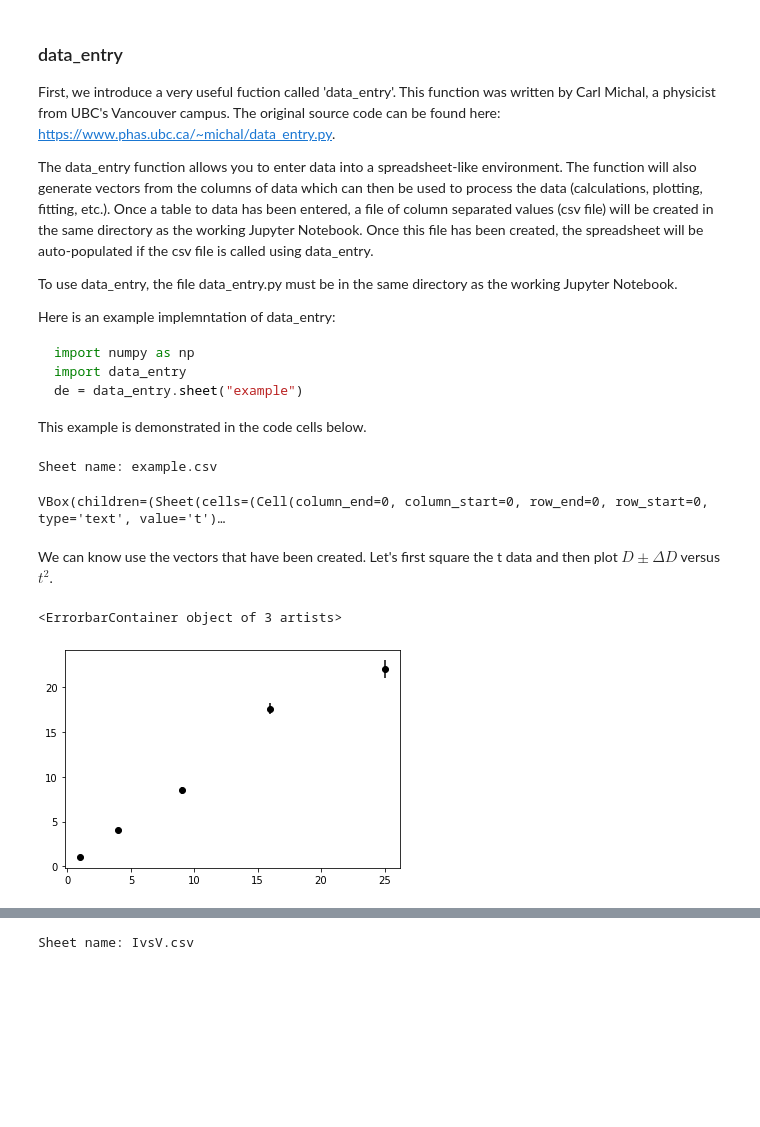
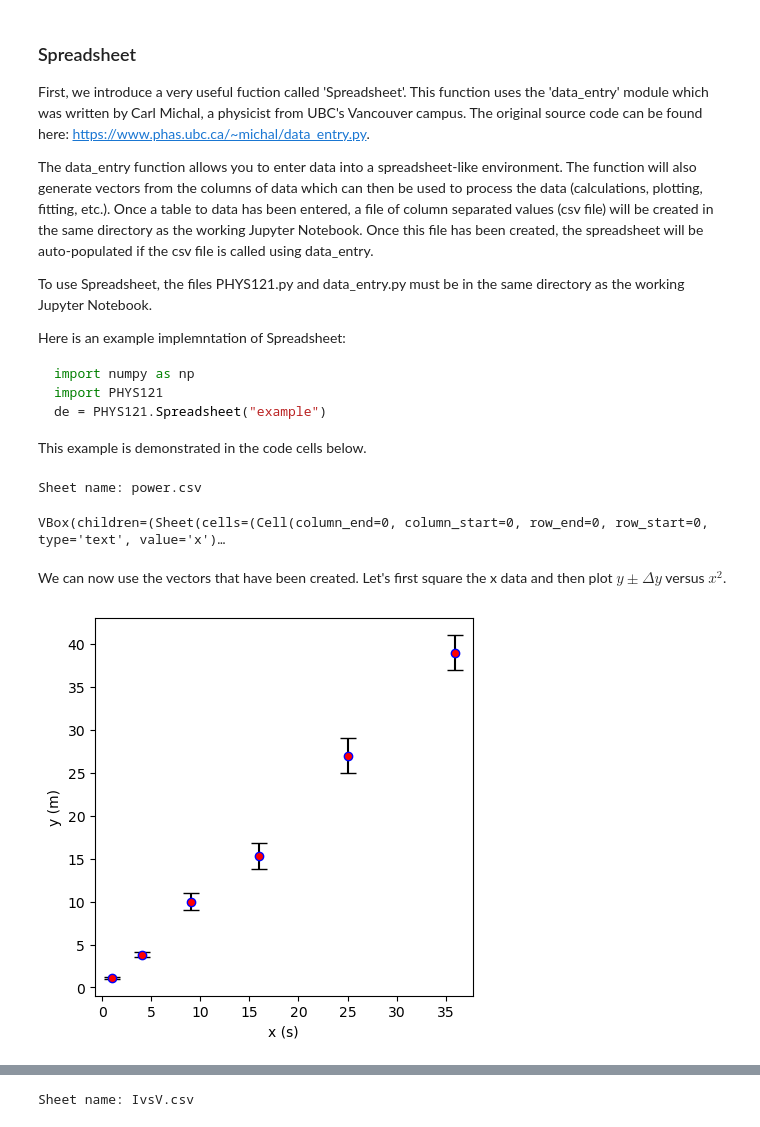
Before and after one commit to jake-bobowski/PHYS121_Functions, a Jupyter notebook: PHYS_121_Functions_demonstration.ipynb, the cells around one changed output, grey strips where cells are left out. Saved outputs shown, nothing was run; the diff lists cells and outputs as text; code cells hidden in the pictures; blank space fills up the shorter version.

````diff
--- a/PHYS_121_Functions_demonstration.ipynb
+++ b/PHYS_121_Functions_demonstration.ipynb
@@ -13,37 +15,35 @@ Functions that have been written so far include:
 
 All of the functions are contained in a file called 'PHYS121.py'.  The list of functions will certainly grow.  The ones that have be written so far were chosen based on some common tasks that students will need to complete.  To work, the PHYS121.py file must be in the same folder/directory as the working Jupyter Notebook (.ipynb file).
 # %% [markdown]
-### data_entry
+### Spreadsheet
 
-First, we introduce a very useful fuction called 'data_entry'.  This function was written by Carl Michal, a physicist from UBC's Vancouver campus.  The original source code can be found here: https://www.phas.ubc.ca/~michal/data_entry.py.
+First, we introduce a very useful fuction called 'Spreadsheet'.  This function uses the 'data_entry' module which was written by Carl Michal, a physicist from UBC's Vancouver campus.  The original source code can be found here: https://www.phas.ubc.ca/~michal/data_entry.py.
 
 The data_entry function allows you to enter data into a spreadsheet-like environment.  The function will also generate vectors from the columns of data which can then be used to process the data (calculations, plotting, fitting, etc.).  Once a table to data has been entered, a file of column separated values (csv file) will be created in the same directory as the working Jupyter Notebook.  Once this file has been created, the spreadsheet will be auto-populated if the csv file is called using data_entry.
 
-To use data_entry, the file data_entry.py must be in the same directory as the working Jupyter Notebook.
+To use Spreadsheet, the files PHYS121.py and data_entry.py must be in the same directory as the working Jupyter Notebook.
 
-Here is an example implemntation of data_entry:
+Here is an example implemntation of Spreadsheet:
 ```python
 import numpy as np
-import data_entry
-de = data_entry.sheet("example")
+import PHYS121
+de = PHYS121.Spreadsheet("example")
 ```
 This example is demonstrated in the code cells below.
 # %%
 import numpy as np
-import data_entry
-de = data_entry.sheet("example")
+import PHYS121
+de = PHYS121.Spreadsheet("power")
 # %% [output]
-Sheet name: example.csv
+Sheet name: power.csv
-VBox(children=(Sheet(cells=(Cell(column_end=0, column_start=0, row_end=0, row_start=0, type='text', value='t')…
+VBox(children=(Sheet(cells=(Cell(column_end=0, column_start=0, row_end=0, row_start=0, type='text', value='x')…
 # %% [markdown]
-We can know use the vectors that have been created.  Let's first square the t data and then plot $D\pm \Delta D$ versus $t^2$.
+We can now use the vectors that have been created.  Let's first square the x data and then plot $y\pm \Delta y$ versus $x^2$.
 # %%
-import matplotlib.pyplot as plt
-v_tsq = v_t**2
-plt.errorbar(v_tsq, v_D, v_errD, fmt = 'ko')
+v_xSq = v_x**2
+fig = PHYS121.Scatter(v_xSq, v_y, v_erry, 'x', 'y', 's', 'm')
 # %% [output]
-<ErrorbarContainer object of 3 artists>
-[figure, old version]
+[figure, new version]
 # %% [markdown]
 ### LinearFit...
 
````
Also changed, not shown: parts of 8 cells of this notebook.
